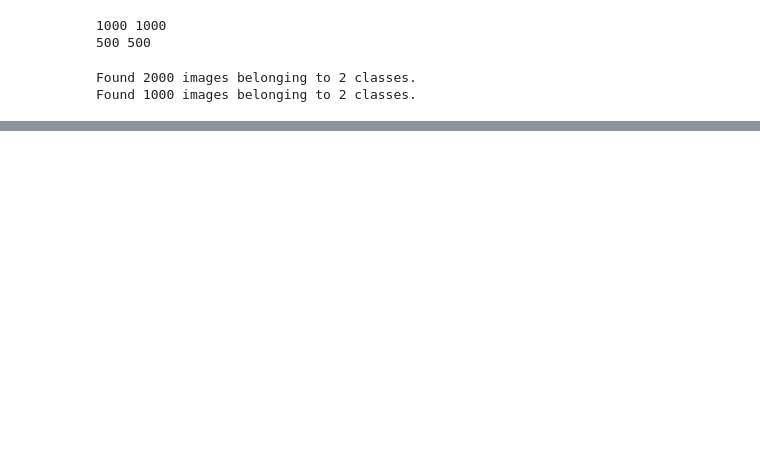
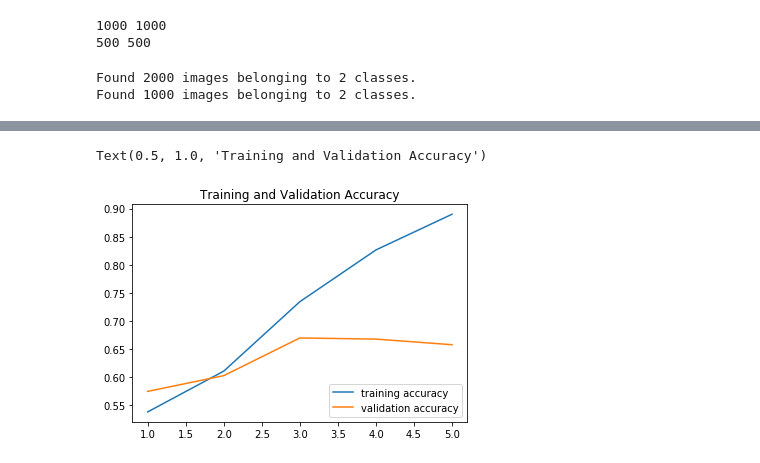
Before and after one commit to erickgrm/deep-learning, a Jupyter notebook: cats&dogs.ipynb, the cells around one changed output, grey strips where cells are left out. Cells and saved outputs as stored; diff of their text form; code cells hidden in the pictures; blank space fills up the shorter version.

```diff
--- a/cats&dogs.ipynb
+++ b/cats&dogs.ipynb
@@ -58,0 +168,8 @@ plt.show()
+# %%
+plt.plot(range(1,6), trained.history['accuracy'], label='training accuracy')
+plt.plot(range(1,6), trained.history['val_accuracy'], label='validation accuracy')
+plt.legend(loc='lower right')
+plt.title('Training and Validation Accuracy')
+# %% [output]
+Text(0.5, 1.0, 'Training and Validation Accuracy')
+[figure, added]
```
Also changed, not shown: parts of 13 cells of this notebook, 3 other files.
